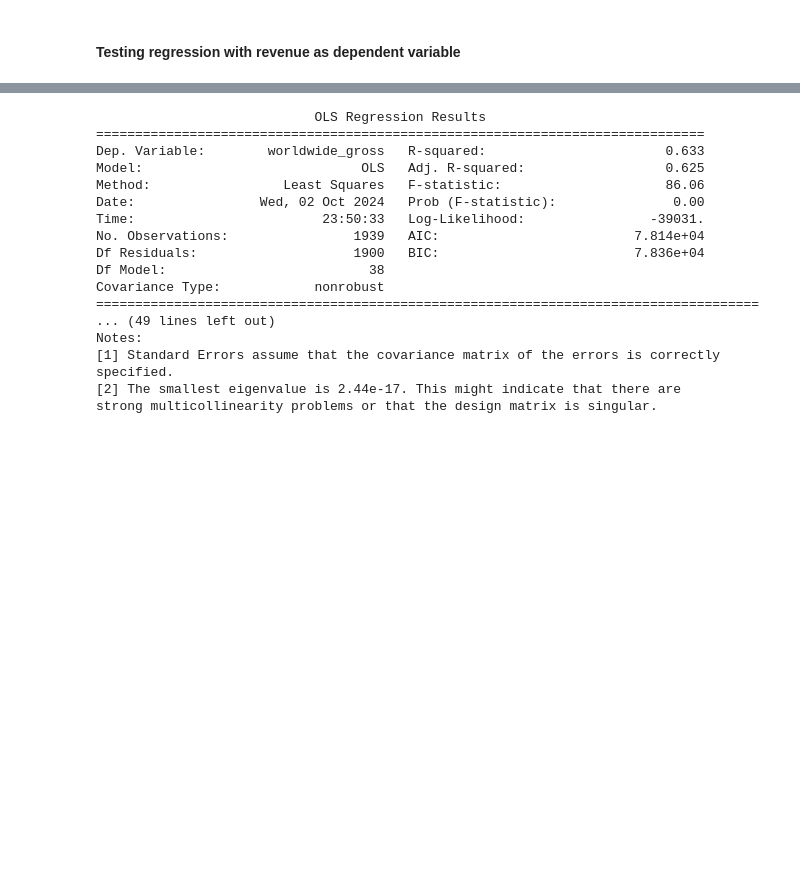
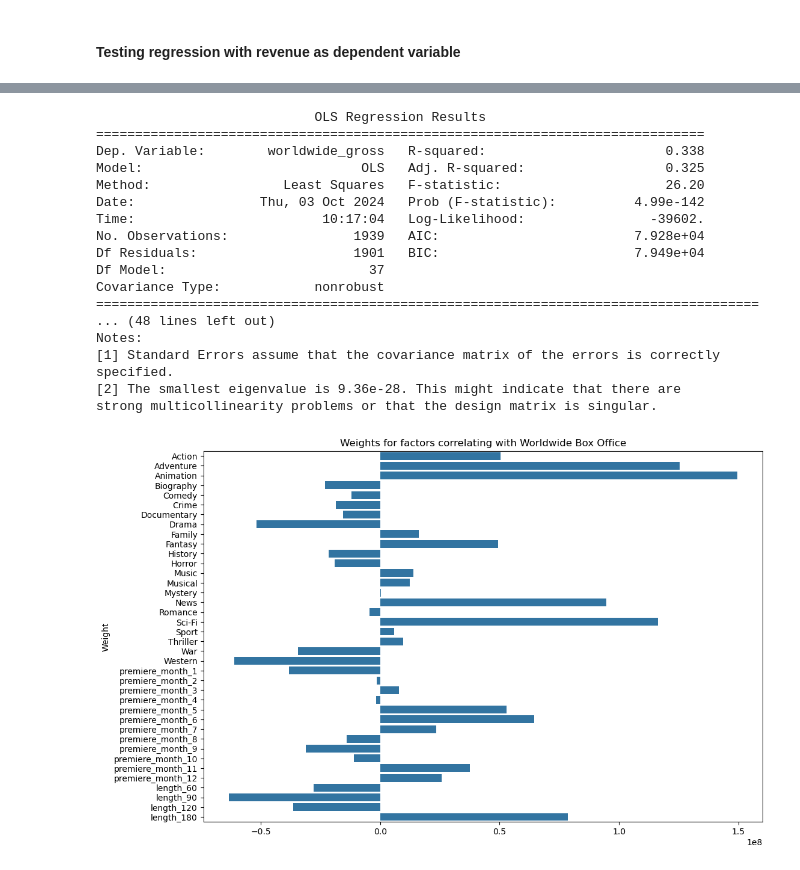
Before and after one commit to williambguo/ds-p2-project, a Jupyter notebook: code/eda.ipynb, the cells around one changed output, grey strips where cells are left out. Saved outputs shown, nothing was run; the diff lists cells and outputs as text; code cells hidden in the pictures; blank space fills up the shorter version.

```diff
--- a/code/eda.ipynb
+++ b/code/eda.ipynb
@@ -477,7 +479,7 @@ imdb[imdb['ROI'] <= 0]
 #### Testing regression with revenue as dependent variable
 # %%
 y_6 = imdb['worldwide_gross']
-X_6 = imdb.drop(columns=['ROI', 'runtime_minutes', 'worldwide_gross', 'title', 'premiere_day', 'premiere_year'])
+X_6 = imdb.drop(columns=['ROI', 'runtime_minutes', 'worldwide_gross', 'title', 'premiere_day', 'premiere_year', 'production_budget', 'Premiere_Month'])
 # %%
 X_6_augmented = sm.add_constant(X_6)
 X_6_augmented
@@ -502,18 +504,28 @@ print(imdb_regression_rev.summary())
 # %% [output]
                             OLS Regression Results
 ==============================================================================
-Dep. Variable:        worldwide_gross   R-squared:                       0.633
-Model:                            OLS   Adj. R-squared:                  0.625
-Method:                 Least Squares   F-statistic:                     86.06
-Date:                Wed, 02 Oct 2024   Prob (F-statistic):               0.00
-Time:                        23:50:33   Log-Likelihood:                -39031.
-No. Observations:                1939   AIC:                         7.814e+04
-Df Residuals:                    1900   BIC:                         7.836e+04
-Df Model:                          38
+Dep. Variable:        worldwide_gross   R-squared:                       0.338
+Model:                            OLS   Adj. R-squared:                  0.325
+Method:                 Least Squares   F-statistic:                     26.20
+Date:                Thu, 03 Oct 2024   Prob (F-statistic):          4.99e-142
+Time:                        10:17:04   Log-Likelihood:                -39602.
+No. Observations:                1939   AIC:                         7.928e+04
+Df Residuals:                    1901   BIC:                         7.949e+04
+Df Model:                          37
 Covariance Type:            nonrobust
 =====================================================================================
-... (49 lines left out)
+... (48 lines left out)
 Notes:
 [1] Standard Errors assume that the covariance matrix of the errors is correctly specified.
-[2] The smallest eigenvalue is 2.44e-17. This might indicate that there are
+[2] The smallest eigenvalue is 9.36e-28. This might indicate that there are
 strong multicollinearity problems or that the design matrix is singular.
+# %%
+weights_rev = imdb_regression_rev.params
+# %%
+plt.figure(figsize=(12,8))
+sns.barplot(y = weights_rev[1::].index, x = weights_rev[1::].values)
+plt.title("Weights for factors correlating with Worldwide Box Office")
+plt.ylabel('Weight')
+plt.show()
+# %% [output]
+[figure, added]
```
Also changed, not shown: parts of 27 cells of this notebook, 1 other file.
